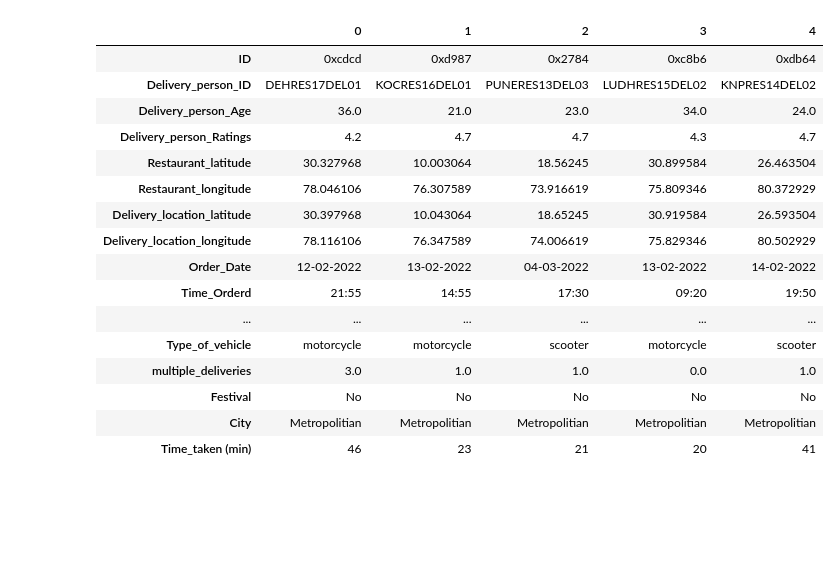
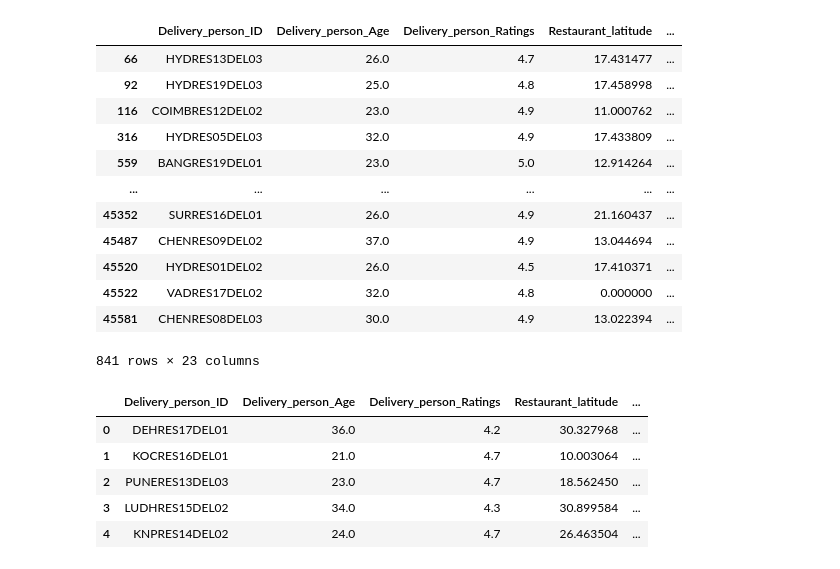
Before and after one commit to fhrt811/FoodDelivery, a Jupyter notebook: notebooks/EDA.ipynb, the cells around one changed output. Drawn from its saved outputs; the diff is of its cells as text; code cells hidden in the pictures; blank space fills up the shorter version.

```diff
--- a/notebooks/EDA.ipynb
+++ b/notebooks/EDA.ipynb
@@ -4,0 +384,2 @@ df=pd.read_csv("C:\\Users\\fhrt8\\FoodDelivery\\notebooks\\Data\\finalTrain.csv"
+# %%
+df.drop(wrong_rows,inplace=True)
@@ -5,20 +402,38 @@ df=pd.read_csv("C:\\Users\\fhrt8\\FoodDelivery\\notebooks\\Data\\finalTrain.csv"
+# %%
+#Here ordered time in given but pickup time is missing, so, considering that pickup time is same as ordered time
+df.loc[(df['Time_Order_picked_hh'] == 0), 'Time_Order_picked_hh'] = df['Time_Orderd_hh']
+df.loc[(df['Time_Order_picked_hh'] == 24), 'Time_Order_picked_hh'] = 0
+df.loc[(df['Time_Order_picked_mm']==0),'Time_Order_picked_mm'] = df['Time_Orderd_mm']
+# %%
+df.loc[df['Time_Order_picked_hh']==0]
+# %% [output]
+|  | Delivery_person_ID | Delivery_person_Age | Delivery_person_Ratings | Restaurant_latitude | ... |
+| 66 | HYDRES13DEL03 | 26.0 | 4.7 | 17.431477 | ... |
+| 92 | HYDRES19DEL03 | 25.0 | 4.8 | 17.458998 | ... |
+| 116 | COIMBRES12DEL02 | 23.0 | 4.9 | 11.000762 | ... |
+| 316 | HYDRES05DEL03 | 32.0 | 4.9 | 17.433809 | ... |
+| 559 | BANGRES19DEL01 | 23.0 | 5.0 | 12.914264 | ... |
+| ... | ... | ... | ... | ... | ... |
+| 45352 | SURRES16DEL01 | 26.0 | 4.9 | 21.160437 | ... |
+| 45487 | CHENRES09DEL02 | 37.0 | 4.9 | 13.044694 | ... |
+| 45520 | HYDRES01DEL02 | 26.0 | 4.5 | 17.410371 | ... |
+| 45522 | VADRES17DEL02 | 32.0 | 4.8 | 0.000000 | ... |
+| 45581 | CHENRES08DEL03 | 30.0 | 4.9 | 13.022394 | ... |
+841 rows × 23 columns
+# %%
+#Merging the hours and minutes columns into time columns for both the instances
+df['orderd_time'] = df['Time_Orderd_hh'].astype('str') + ':' + df['Time_Orderd_mm'].astype('str')
+
+df['pickup_time'] = df['Time_Order_picked_hh'].astype('str') + ':' + df['Time_Order_picked_mm'].astype('str')
+# %%
+#Drop unuseful columns
+df.drop(['Time_Orderd','Time_Order_picked','Time_Orderd_hh','Time_Orderd_mm','Time_Order_picked_hh','Time_Order_picked_mm'],inplace=True, axis=1)
 # %%
-df.head().T
+df.head()
 # %% [output]
-|  | 0 | 1 | 2 | 3 | 4 |
-| ID | 0xcdcd | 0xd987 | 0x2784 | 0xc8b6 | 0xdb64 |
-| Delivery_person_ID | DEHRES17DEL01 | KOCRES16DEL01 | PUNERES13DEL03 | LUDHRES15DEL02 | KNPRES14DEL02 |
-| Delivery_person_Age | 36.0 | 21.0 | 23.0 | 34.0 | 24.0 |
-| Delivery_person_Ratings | 4.2 | 4.7 | 4.7 | 4.3 | 4.7 |
-| Restaurant_latitude | 30.327968 | 10.003064 | 18.56245 | 30.899584 | 26.463504 |
-| Restaurant_longitude | 78.046106 | 76.307589 | 73.916619 | 75.809346 | 80.372929 |
-| Delivery_location_latitude | 30.397968 | 10.043064 | 18.65245 | 30.919584 | 26.593504 |
-| Delivery_location_longitude | 78.116106 | 76.347589 | 74.006619 | 75.829346 | 80.502929 |
-| Order_Date | 12-02-2022 | 13-02-2022 | 04-03-2022 | 13-02-2022 | 14-02-2022 |
-| Time_Orderd | 21:55 | 14:55 | 17:30 | 09:20 | 19:50 |
-| ... | ... | ... | ... | ... | ... |
-| Type_of_vehicle | motorcycle | motorcycle | scooter | motorcycle | scooter |
-| multiple_deliveries | 3.0 | 1.0 | 1.0 | 0.0 | 1.0 |
-| Festival | No | No | No | No | No |
-| City | Metropolitian | Metropolitian | Metropolitian | Metropolitian | Metropolitian |
-| Time_taken (min) | 46 | 23 | 21 | 20 | 41 |
+|  | Delivery_person_ID | Delivery_person_Age | Delivery_person_Ratings | Restaurant_latitude | ... |
+| 0 | DEHRES17DEL01 | 36.0 | 4.2 | 30.327968 | ... |
+| 1 | KOCRES16DEL01 | 21.0 | 4.7 | 10.003064 | ... |
+| 2 | PUNERES13DEL03 | 23.0 | 4.7 | 18.562450 | ... |
+| 3 | LUDHRES15DEL02 | 34.0 | 4.3 | 30.899584 | ... |
+| 4 | KNPRES14DEL02 | 24.0 | 4.7 | 26.463504 | ... |
```
Also changed, not shown: parts of 112 cells of this notebook, 4 other files.
